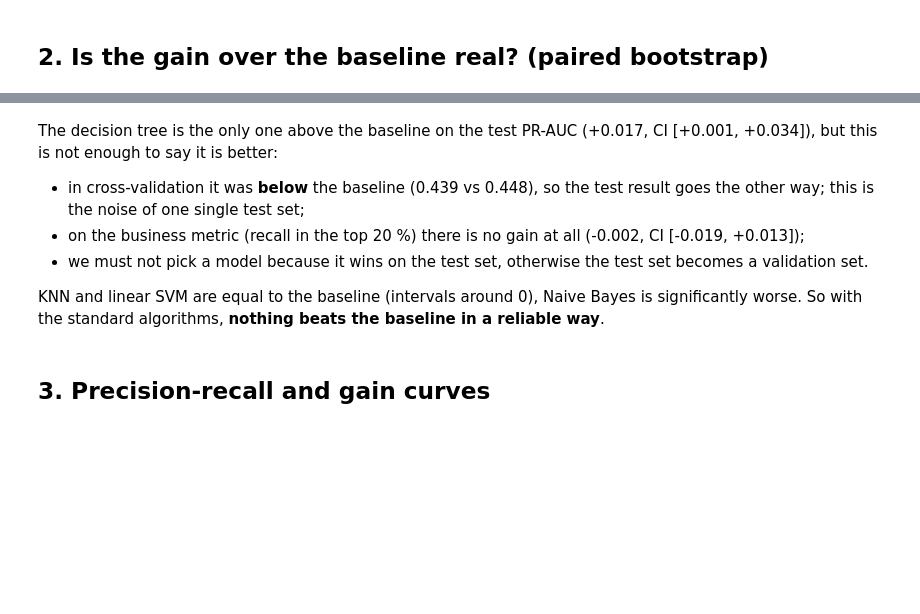
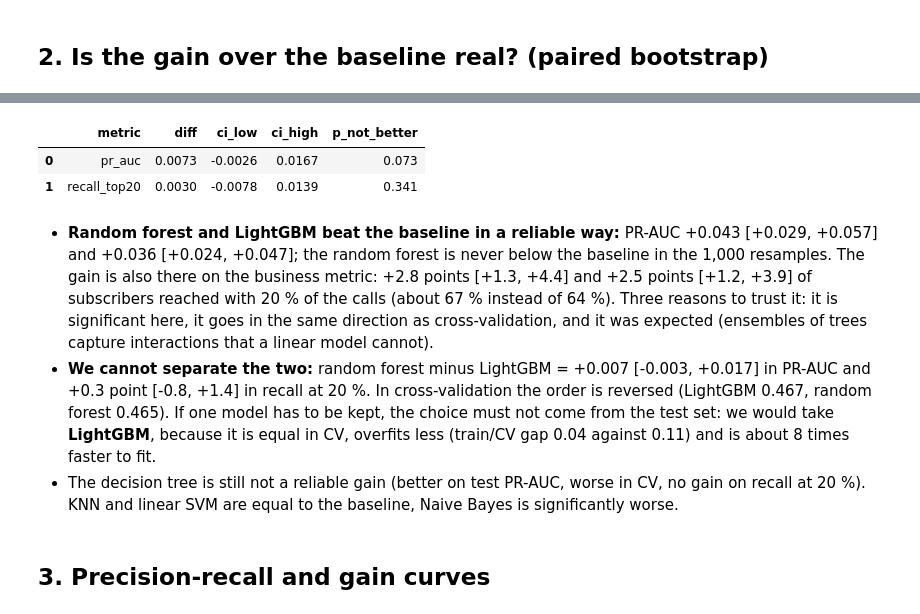
Before and after one commit to AntoninEsilv/MachineLearning, a Jupyter notebook: notebooks/04_model_comparison.ipynb, the cells around one changed output, grey strips where cells are left out. Drawn from its saved outputs; the diff is of its cells as text; code cells hidden in the pictures; blank space fills up the shorter version.

```diff
--- a/notebooks/04_model_comparison.ipynb
+++ b/notebooks/04_model_comparison.ipynb
@@ -105,13 +158,28 @@ paired
+# %%
+# the two step 3 models against each other (same resampled rows)
+if "random_forest" in scores and "lightgbm" in scores:
+    rows = [{"metric": k, **paired_bootstrap_diff(y_test, scores["random_forest"], scores["lightgbm"], f)}
+            for k, f in [("pr_auc", average_precision_score), ("recall_top20", recall_at_top)]]
+    rf_vs_lgbm = pd.DataFrame(rows)
+    rf_vs_lgbm.to_csv(RESULTS / "paired_rf_vs_lightgbm.csv", index=False)
+    display(rf_vs_lgbm)
+# %% [output]
+|  | metric | diff | ci_low | ci_high | p_not_better |
+| 0 | pr_auc | 0.0073 | -0.0026 | 0.0167 | 0.073 |
+| 1 | recall_top20 | 0.0030 | -0.0078 | 0.0139 | 0.341 |
 # %% [markdown]
-The decision tree is the only one above the baseline on the test PR-AUC (+0.017, CI [+0.001, +0.034]),
-but this is not enough to say it is better:
-* in cross-validation it was **below** the baseline (0.439 vs 0.448), so the test result goes the other way;
-  this is the noise of one single test set;
-* on the business metric (recall in the top 20 %) there is no gain at all (-0.002, CI [-0.019, +0.013]);
-* we must not pick a model because it wins on the test set, otherwise the test set becomes a validation set.
-
-KNN and linear SVM are equal to the baseline (intervals around 0), Naive Bayes is significantly worse.
-So with the standard algorithms, **nothing beats the baseline in a reliable way**.
+* **Random forest and LightGBM beat the baseline in a reliable way:** PR-AUC +0.043 [+0.029, +0.057] and +0.036
+  [+0.024, +0.047]; the random forest is never below the baseline in the 1,000 resamples. The gain is also there on
+  the business metric: +2.8 points [+1.3, +4.4] and +2.5 points [+1.2, +3.9] of subscribers reached with 20 % of
+  the calls (about 67 % instead of 64 %). Three reasons to trust it: it is significant here, it goes in the same
+  direction as cross-validation, and it was expected (ensembles of trees capture interactions that a linear model
+  cannot).
+* **We cannot separate the two:** random forest minus LightGBM = +0.007 [-0.003, +0.017] in PR-AUC and +0.3 point
+  [-0.8, +1.4] in recall at 20 %. In cross-validation the order is reversed (LightGBM 0.467, random forest 0.465).
+  If one model has to be kept, the choice must not come from the test set: we would take **LightGBM**, because it
+  is equal in CV, overfits less (train/CV gap 0.04 against 0.11) and is about 8 times faster to fit.
+* The decision tree is still not a reliable gain (better on test PR-AUC, worse in CV, no gain on recall at 20 %).
+  KNN and linear SVM are equal to the baseline, Naive Bayes is significantly worse.
 # %% [markdown]
 ## 3. Precision-recall and gain curves
 # %%
```
Also changed, not shown: parts of 11 cells of this notebook, 10 other files.
